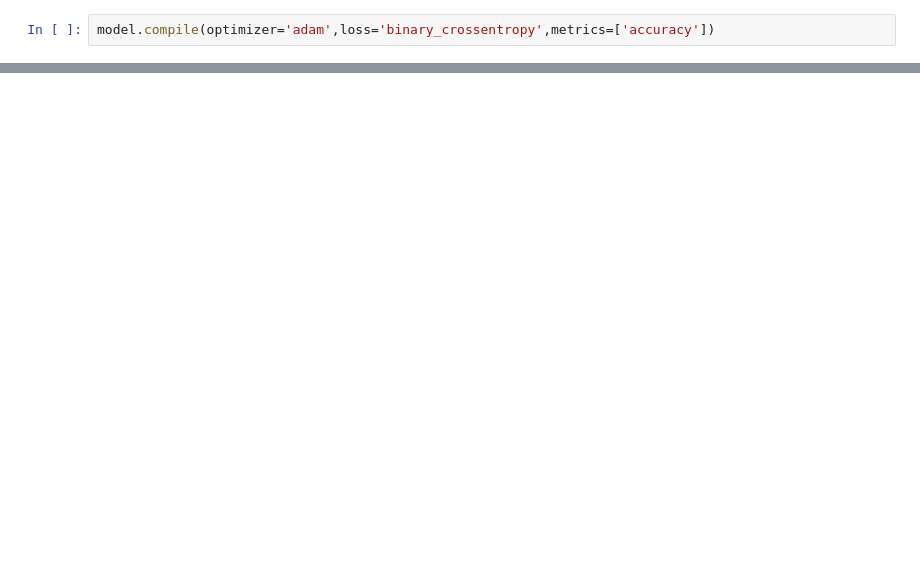
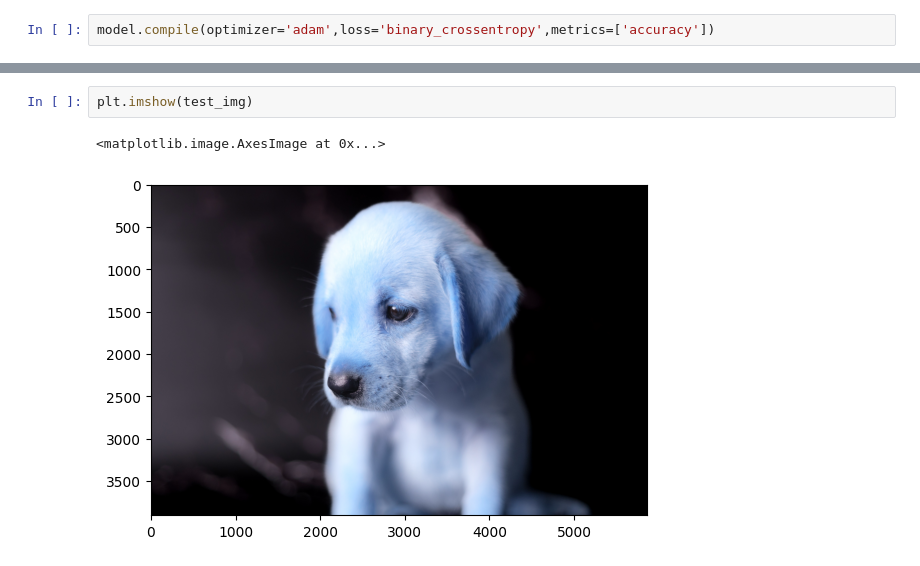
Before and after one commit to Ravravan/DL, a Jupyter notebook: cats_v_dogs_classification.ipynb, the cells around one changed output, grey strips where cells are left out. Drawn from its saved outputs; the diff is of its cells as text; blank space fills up the shorter version.

```diff
--- a/cats_v_dogs_classification.ipynb
+++ b/cats_v_dogs_classification.ipynb
@@ -140,0 +150,5 @@ plt.show()
+# %%
+plt.imshow(test_img)
+# %% [output]
+<matplotlib.image.AxesImage at 0x...>
+[figure, added]
```
Also changed, not shown: parts of 9 cells of this notebook.
